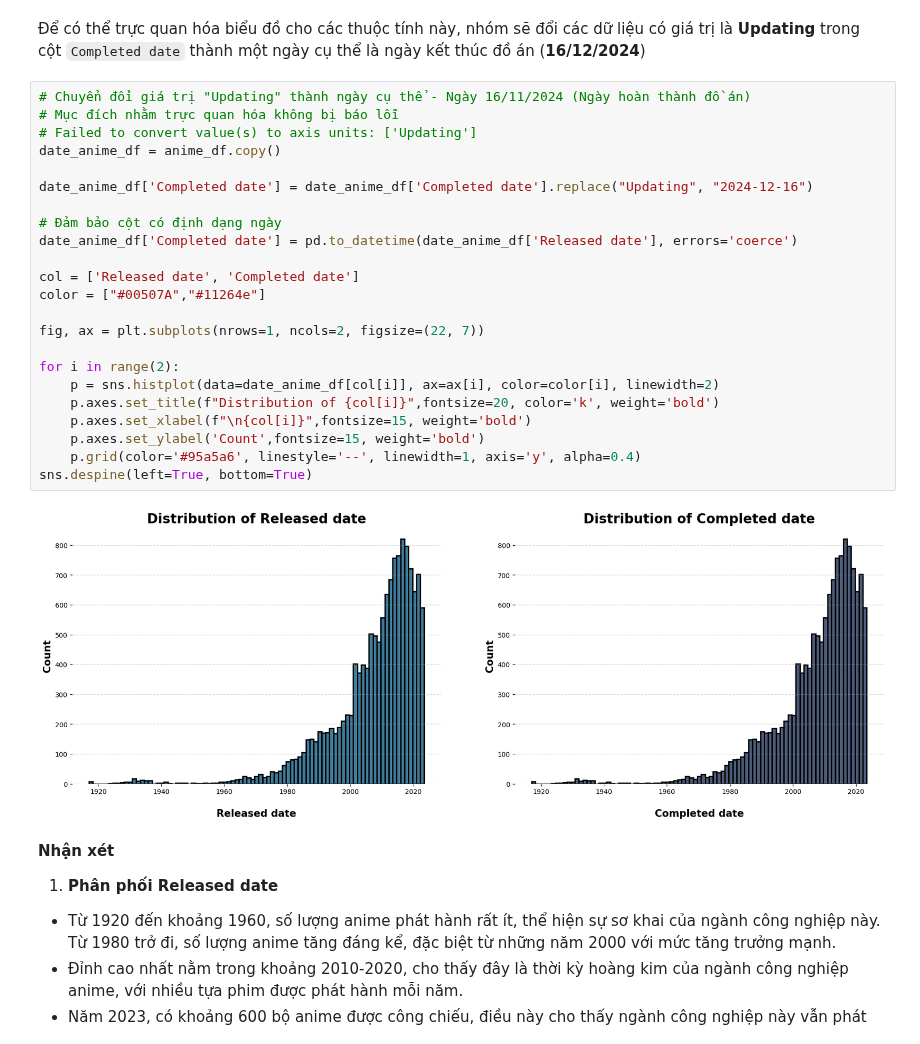
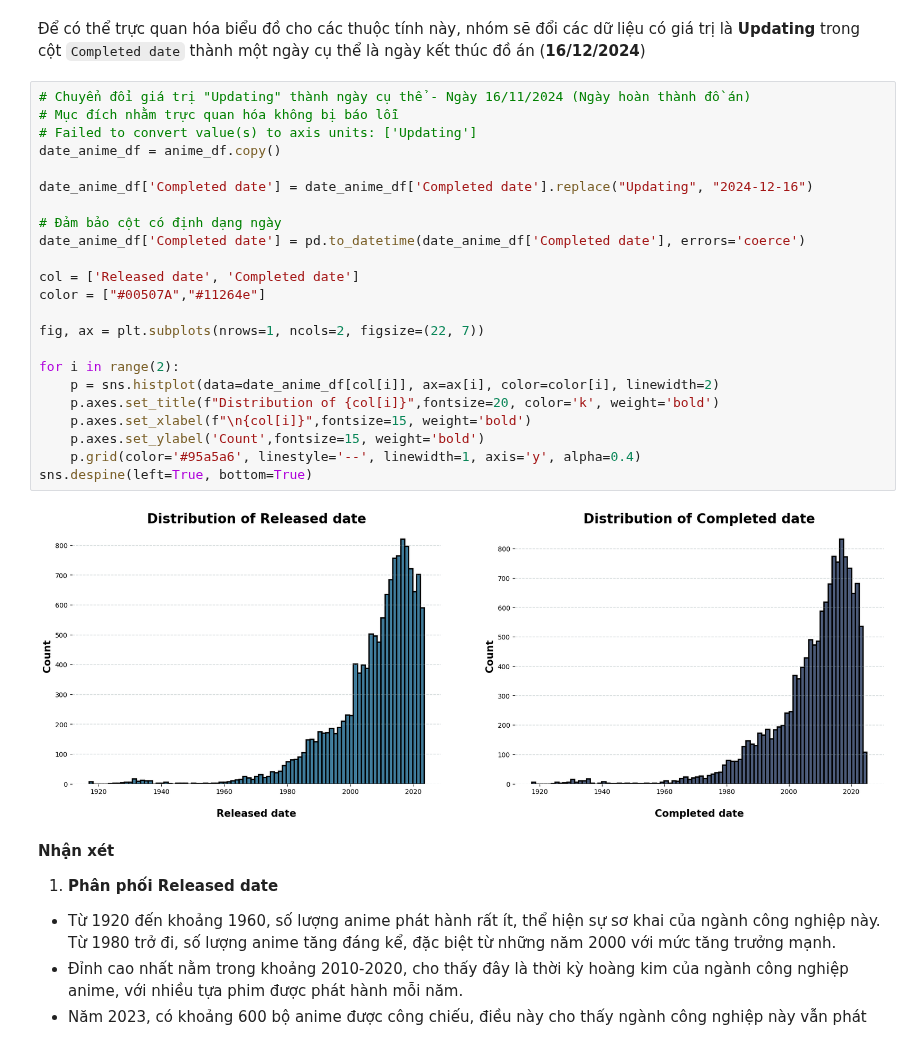
Before and after one commit to MinhHung7/Final_Project_DataScienceProgramming, a Jupyter notebook: anime_data_exploring.ipynb, the cells around one changed output. Cells and saved outputs as stored; diff of their text form.

```diff
--- a/anime_data_exploring.ipynb
+++ b/anime_data_exploring.ipynb
@@ -418,28 +418,28 @@ Số lượng bộ có Released date ở tình trạng 'Updating': 107
 # %%
 # Chuyển đổi giá trị "Updating" thành ngày cụ thể - Ngày 16/11/2024 (Ngày hoàn thành đồ án)
 # Mục đích nhằm trực quan hóa không bị báo lỗi
 # Failed to convert value(s) to axis units: ['Updating']
 date_anime_df = anime_df.copy()
 
 date_anime_df['Completed date'] = date_anime_df['Completed date'].replace("Updating", "2024-12-16")
 
 # Đảm bảo cột có định dạng ngày
-date_anime_df['Completed date'] = pd.to_datetime(date_anime_df['Released date'], errors='coerce')
+date_anime_df['Completed date'] = pd.to_datetime(date_anime_df['Completed date'], errors='coerce')
 
 col = ['Released date', 'Completed date']
 color = ["#00507A","#11264e"]
 
 fig, ax = plt.subplots(nrows=1, ncols=2, figsize=(22, 7))
 
 for i in range(2):
     p = sns.histplot(data=date_anime_df[col[i]], ax=ax[i], color=color[i], linewidth=2)
     p.axes.set_title(f"Distribution of {col[i]}",fontsize=20, color='k', weight='bold')
     p.axes.set_xlabel(f"\n{col[i]}",fontsize=15, weight='bold')
     p.axes.set_ylabel('Count',fontsize=15, weight='bold')
     p.grid(color='#95a5a6', linestyle='--', linewidth=1, axis='y', alpha=0.4)
 sns.despine(left=True, bottom=True)
 # %% [output]
-[figure, old version]
+[figure, new version]
 # %% [markdown]
 **Nhận xét**
 
```
